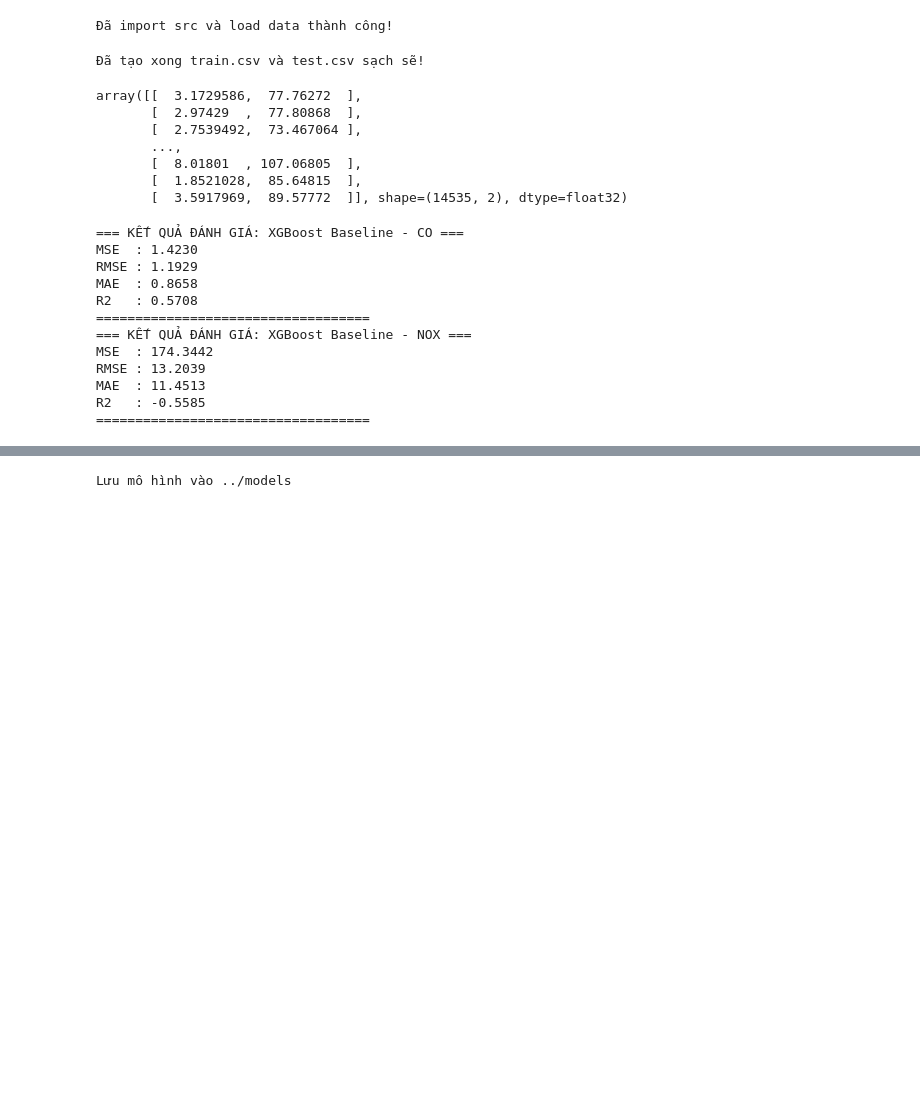
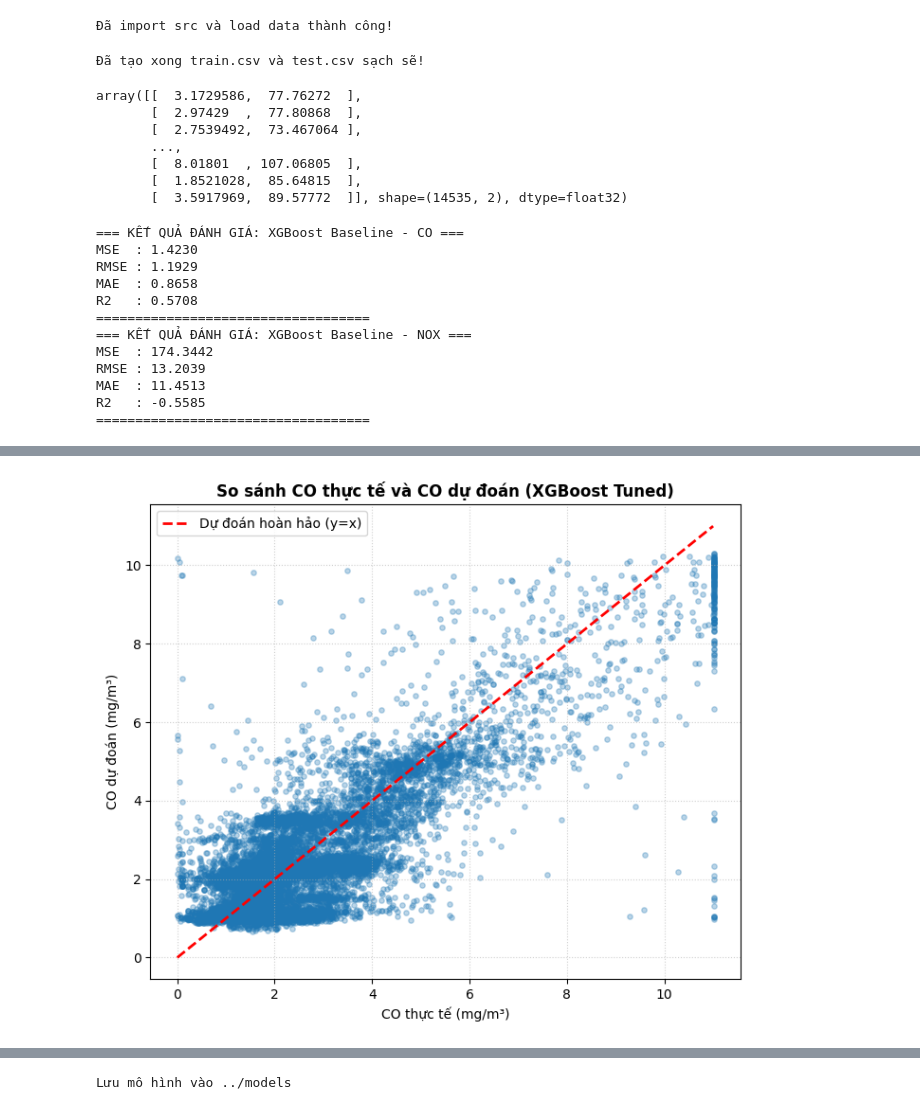
Before and after one commit to hoangsank/BTL---Machine-Learning---co3117-, a Jupyter notebook: notebooks/04_model_boosting.ipynb, the cells around one changed output, grey strips where cells are left out. Drawn from its saved outputs; the diff is of its cells as text; code cells hidden in the pictures; blank space fills up the shorter version.

Commit message:
feat: Hoàn thiện XGBoost

```diff
--- a/notebooks/04_model_boosting.ipynb
+++ b/notebooks/04_model_boosting.ipynb
@@ -192,0 +158,81 @@ XGB Tuned CO - R2_train: 0.8233
+# %%
+import matplotlib.pyplot as plt
+import numpy as np
+
+# Tính phần dư của XGBoost Tuned (CO)
+residuals_xgb = y_test_co.values - y_pred_co_tuned
+
+# 1. Vẽ hình Actual vs Predicted của XGBoost
+plt.figure(figsize=(7, 6))
+plt.scatter(
+    y_test_co.values, y_pred_co_tuned, alpha=0.3, s=15, color='#1f77b4'
+)
+plt.plot(
+    [0, 11],
+    [0, 11],
+    'r--',
+    linewidth=2,
+    label='Dự đoán hoàn hảo (y=x)',
+)
+plt.title(
+    'So sánh CO thực tế và CO dự đoán (XGBoost Tuned)',
+    fontsize=12,
+    fontweight='bold',
+)
+plt.xlabel('CO thực tế (mg/m³)')
+plt.ylabel('CO dự đoán (mg/m³)')
+plt.grid(True, linestyle=':', alpha=0.6)
+plt.legend()
+plt.tight_layout()
+plt.savefig(
+    '../reports/figures/actual_vs_predicted_xgb.png',
+    dpi=300,
+    bbox_inches='tight',
+)
+plt.show()
+
+# 2. Vẽ 2 hình chẩn đoán phần dư (Residual Distribution & Residual vs Predicted)
+fig, axes = plt.subplots(1, 2, figsize=(13, 5))
+
+# (a) Phân phối phần dư
+axes[0].hist(
+    residuals_xgb,
+    bins=60,
+    color='#1f77b4',
+    edgecolor='black',
+    alpha=0.7,
+    density=True,
+)
+axes[0].axvline(0, color='red', linestyle='--', linewidth=1.5)
+axes[0].set_title(
+    '(a) Phân phối phần dư (XGBoost)', fontsize=11, fontweight='bold'
+)
+axes[0].set_xlabel('Phần dư (mg/m³)')
+axes[0].set_ylabel('Mật độ')
+axes[0].set_xlim(-6, 6)
+axes[0].grid(True, linestyle=':', alpha=0.5)
+
+# (b) Phần dư theo giá trị dự đoán
+axes[1].scatter(
+    y_pred_co_tuned, residuals_xgb, alpha=0.3, s=15, color='#1f77b4'
+)
+axes[1].axhline(0, color='red', linestyle='--', linewidth=1.5)
+axes[1].set_title(
+    '(b) Phần dư theo giá trị dự đoán (XGBoost)',
+    fontsize=11,
+    fontweight='bold',
+)
+axes[1].set_xlabel('CO dự đoán (mg/m³)')
+axes[1].set_ylabel('Phần dư (mg/m³)')
+axes[1].set_ylim(-8, 8)
+axes[1].grid(True, linestyle=':', alpha=0.5)
+
+plt.tight_layout()
+plt.savefig(
+    '../reports/figures/residual_diagnostics_xgb.png',
+    dpi=300,
+    bbox_inches='tight',
+)
+plt.show()
+# %% [output]
+[figure, added]
```
Also changed, not shown: parts of 9 cells of this notebook, 10 other files.
